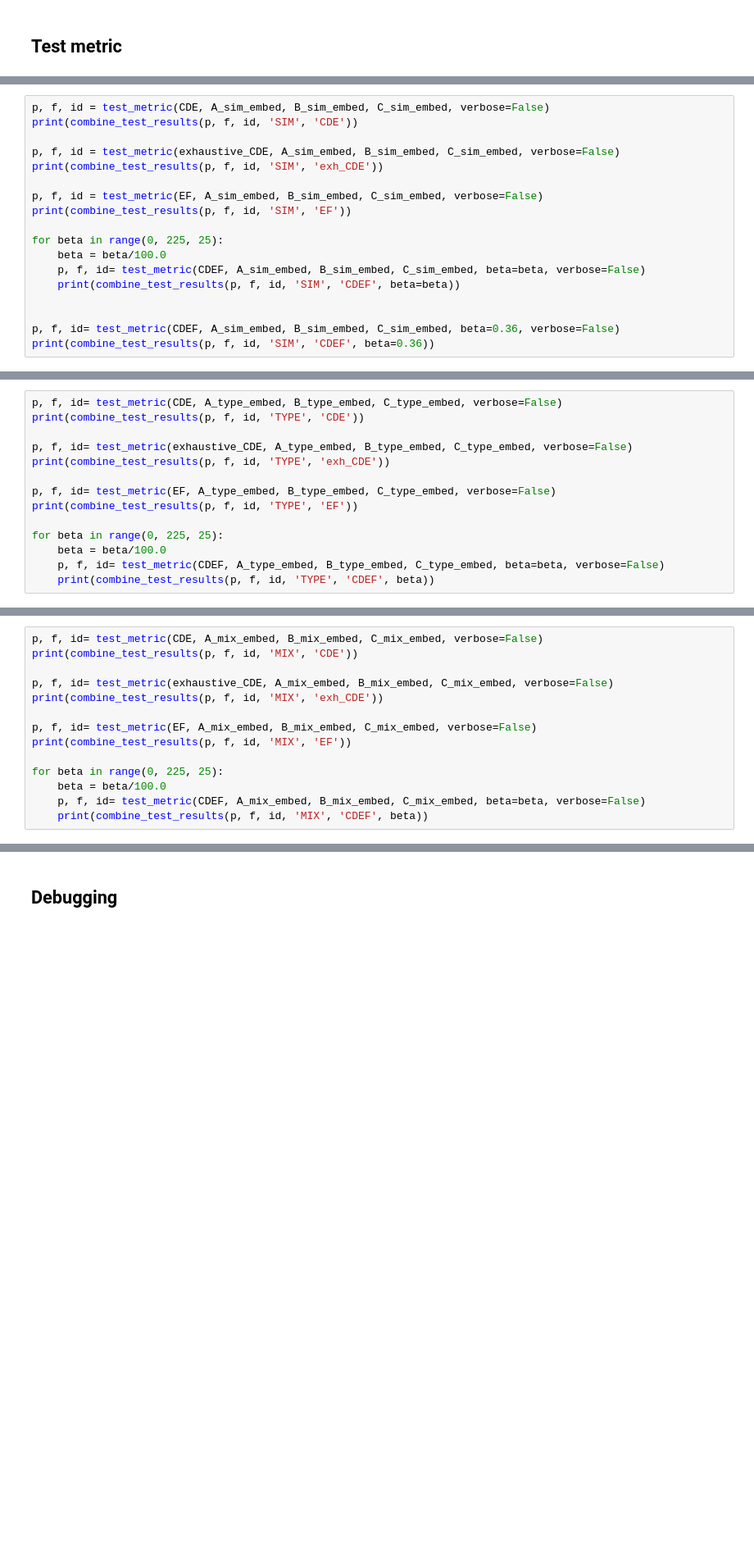
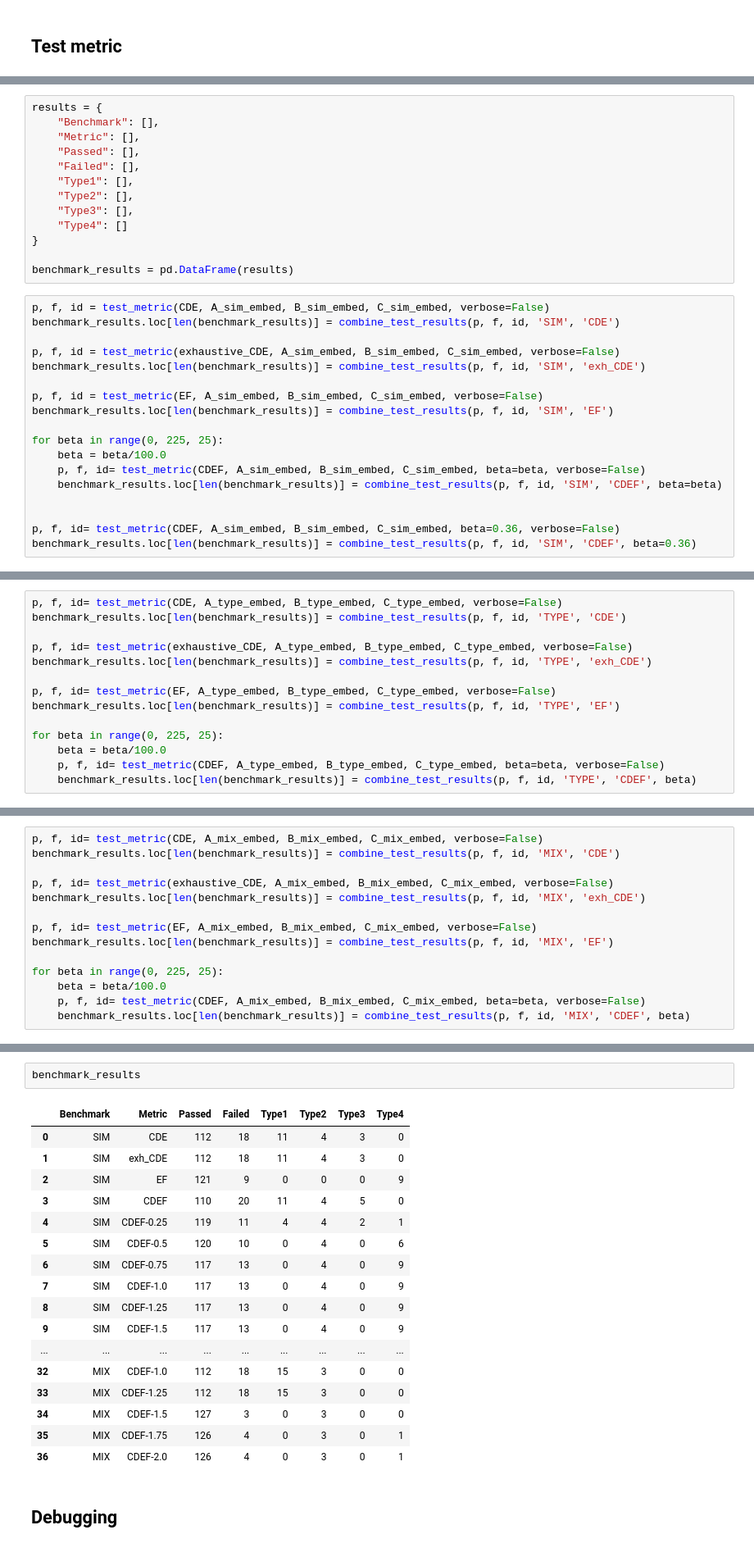
Before and after one commit to Bognanna/LLM-NER-metrics, a Jupyter notebook: notebooks/test_on_benchmark.ipynb, the cells around one changed output, grey strips where cells are left out. Shown at 82% size. Drawn from its saved outputs; the diff is of its cells as text; blank space fills up the shorter version.

```diff
--- a/notebooks/test_on_benchmark.ipynb
+++ b/notebooks/test_on_benchmark.ipynb
@@ -122,23 +136,36 @@ IDS 120-129: {(np.array(id) >= 120).sum():3d}'
 
     return test_results
+# %%
+results = {
+    "Benchmark": [],
+    "Metric": [],
+    "Passed": [],
+    "Failed": [],
+    "Type1": [],
+    "Type2": [],
+    "Type3": [],
+    "Type4": []
+}
+
+benchmark_results = pd.DataFrame(results)
 # %%
 p, f, id = test_metric(CDE, A_sim_embed, B_sim_embed, C_sim_embed, verbose=False)
-print(combine_test_results(p, f, id, 'SIM', 'CDE'))
+benchmark_results.loc[len(benchmark_results)] = combine_test_results(p, f, id, 'SIM', 'CDE')
 
 p, f, id = test_metric(exhaustive_CDE, A_sim_embed, B_sim_embed, C_sim_embed, verbose=False)
-print(combine_test_results(p, f, id, 'SIM', 'exh_CDE'))
+benchmark_results.loc[len(benchmark_results)] = combine_test_results(p, f, id, 'SIM', 'exh_CDE')
 
 p, f, id = test_metric(EF, A_sim_embed, B_sim_embed, C_sim_embed, verbose=False)
-print(combine_test_results(p, f, id, 'SIM', 'EF'))
+benchmark_results.loc[len(benchmark_results)] = combine_test_results(p, f, id, 'SIM', 'EF')
 
 for beta in range(0, 225, 25):
     beta = beta/100.0
     p, f, id= test_metric(CDEF, A_sim_embed, B_sim_embed, C_sim_embed, beta=beta, verbose=False)
-    print(combine_test_results(p, f, id, 'SIM', 'CDEF', beta=beta))
+    benchmark_results.loc[len(benchmark_results)] = combine_test_results(p, f, id, 'SIM', 'CDEF', beta=beta)
 
 
 p, f, id= test_metric(CDEF, A_sim_embed, B_sim_embed, C_sim_embed, beta=0.36, verbose=False)
-print(combine_test_results(p, f, id, 'SIM', 'CDEF', beta=0.36))
+benchmark_results.loc[len(benchmark_results)] = combine_test_results(p, f, id, 'SIM', 'CDEF', beta=0.36)
 # %% [output]
 SIM             CDE             PASSED: 112     FAILED:  18     IDS 0-39:  11   IDS 40-79:   4  IDS 80-119:   3 IDS 120-129:   0
 SIM             exh_CDE         PASSED: 112     FAILED:  18     IDS 0-39:  11   IDS 40-79:   4  IDS 80-119:   3 IDS 120-129:   0
@@ -155,17 +182,17 @@ SIM             CDEF-2.0        PASSED: 117     FAILED:  13     IDS 0-39:   0
 SIM             CDEF-0.36       PASSED: 121     FAILED:   9     IDS 0-39:   1   IDS 40-79:   4  IDS 80-119:   0 IDS 120-129:   4
 # %%
 p, f, id= test_metric(CDE, A_type_embed, B_type_embed, C_type_embed, verbose=False)
-print(combine_test_results(p, f, id, 'TYPE', 'CDE'))
+benchmark_results.loc[len(benchmark_results)] = combine_test_results(p, f, id, 'TYPE', 'CDE')
 
 p, f, id= test_metric(exhaustive_CDE, A_type_embed, B_type_embed, C_type_embed, verbose=False)
-print(combine_test_results(p, f, id, 'TYPE', 'exh_CDE'))
+benchmark_results.loc[len(benchmark_results)] = combine_test_results(p, f, id, 'TYPE', 'exh_CDE')
 
 p, f, id= test_metric(EF, A_type_embed, B_type_embed, C_type_embed, verbose=False)
-print(combine_test_results(p, f, id, 'TYPE', 'EF'))
+benchmark_results.loc[len(benchmark_results)] = combine_test_results(p, f, id, 'TYPE', 'EF')
 
 for beta in range(0, 225, 25):
     beta = beta/100.0
     p, f, id= test_metric(CDEF, A_type_embed, B_type_embed, C_type_embed, beta=beta, verbose=False)
-    print(combine_test_results(p, f, id, 'TYPE', 'CDEF', beta))
+    benchmark_results.loc[len(benchmark_results)] = combine_test_results(p, f, id, 'TYPE', 'CDEF', beta)
 # %% [output]
 TYPE            CDE             PASSED: 130     FAILED:   0     IDS 0-39:   0   IDS 40-79:   0  IDS 80-119:   0 IDS 120-129:   0
@@ -182,18 +209,18 @@ TYPE            CDEF-1.75       PASSED: 130     FAILED:   0     IDS 0-39:   0
 TYPE            CDEF-2.0        PASSED: 130     FAILED:   0     IDS 0-39:   0   IDS 40-79:   0  IDS 80-119:   0 IDS 120-129:   0
 # %%
 p, f, id= test_metric(CDE, A_mix_embed, B_mix_embed, C_mix_embed, verbose=False)
-print(combine_test_results(p, f, id, 'MIX', 'CDE'))
+benchmark_results.loc[len(benchmark_results)] = combine_test_results(p, f, id, 'MIX', 'CDE')
 
 p, f, id= test_metric(exhaustive_CDE, A_mix_embed, B_mix_embed, C_mix_embed, verbose=False)
-print(combine_test_results(p, f, id, 'MIX', 'exh_CDE'))
+benchmark_results.loc[len(benchmark_results)] = combine_test_results(p, f, id, 'MIX', 'exh_CDE')
 
 p, f, id= test_metric(EF, A_mix_embed, B_mix_embed, C_mix_embed, verbose=False)
-print(combine_test_results(p, f, id, 'MIX', 'EF'))
+benchmark_results.loc[len(benchmark_results)] = combine_test_results(p, f, id, 'MIX', 'EF')
 
 for beta in range(0, 225, 25):
     beta = beta/100.0
     p, f, id= test_metric(CDEF, A_mix_embed, B_mix_embed, C_mix_embed, beta=beta, verbose=False)
-    print(combine_test_results(p, f, id, 'MIX', 'CDEF', beta))
+    benchmark_results.loc[len(benchmark_results)] = combine_test_results(p, f, id, 'MIX', 'CDEF', beta)
 # %% [output]
 MIX             CDE             PASSED: 108     FAILED:  22     IDS 0-39:  18   IDS 40-79:   3  IDS 80-119:   1 IDS 120-129:   0
 MIX             exh_CDE         PASSED: 108     FAILED:  22     IDS 0-39:  18   IDS 40-79:   3  IDS 80-119:   1 IDS 120-129:   0
@@ -210,3 +239,23 @@ MIX             CDEF-2.0        PASSED: 126     FAILED:   4     IDS 0-39:   0
+# %%
+benchmark_results
+# %% [output]
+|  | Benchmark | Metric | Passed | Failed | Type1 | Type2 | Type3 | Type4 |
+| 0 | SIM | CDE | 112 | 18 | 11 | 4 | 3 | 0 |
+| 1 | SIM | exh_CDE | 112 | 18 | 11 | 4 | 3 | 0 |
+| 2 | SIM | EF | 121 | 9 | 0 | 0 | 0 | 9 |
+| 3 | SIM | CDEF | 110 | 20 | 11 | 4 | 5 | 0 |
+| 4 | SIM | CDEF-0.25 | 119 | 11 | 4 | 4 | 2 | 1 |
+| 5 | SIM | CDEF-0.5 | 120 | 10 | 0 | 4 | 0 | 6 |
+| 6 | SIM | CDEF-0.75 | 117 | 13 | 0 | 4 | 0 | 9 |
+| 7 | SIM | CDEF-1.0 | 117 | 13 | 0 | 4 | 0 | 9 |
+| 8 | SIM | CDEF-1.25 | 117 | 13 | 0 | 4 | 0 | 9 |
+| 9 | SIM | CDEF-1.5 | 117 | 13 | 0 | 4 | 0 | 9 |
+| ... | ... | ... | ... | ... | ... | ... | ... | ... |
+| 32 | MIX | CDEF-1.0 | 112 | 18 | 15 | 3 | 0 | 0 |
+| 33 | MIX | CDEF-1.25 | 112 | 18 | 15 | 3 | 0 | 0 |
+| 34 | MIX | CDEF-1.5 | 127 | 3 | 0 | 3 | 0 | 0 |
+| 35 | MIX | CDEF-1.75 | 126 | 4 | 0 | 3 | 0 | 1 |
+| 36 | MIX | CDEF-2.0 | 126 | 4 | 0 | 3 | 0 | 1 |
 # %% [markdown]
 ## Debugging
 # %%
```
Also changed, not shown: parts of 7 cells of this notebook, 8 other files.
